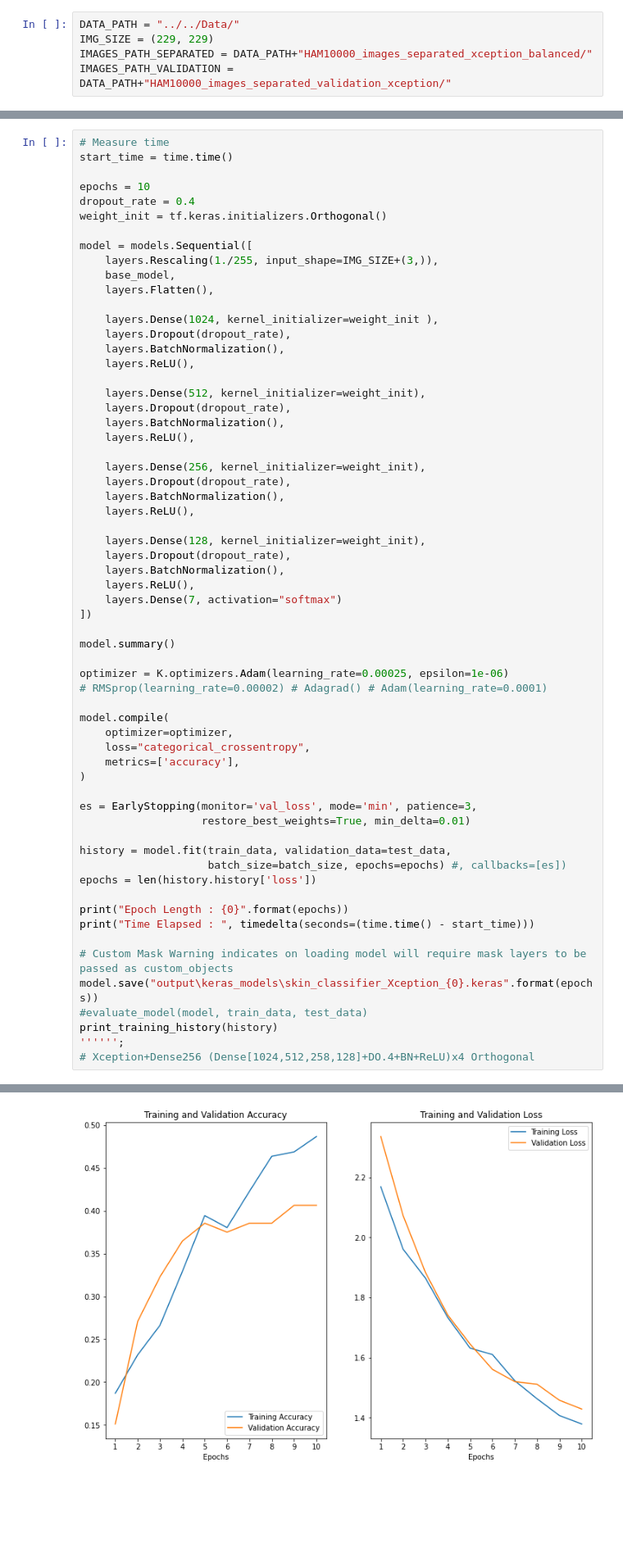
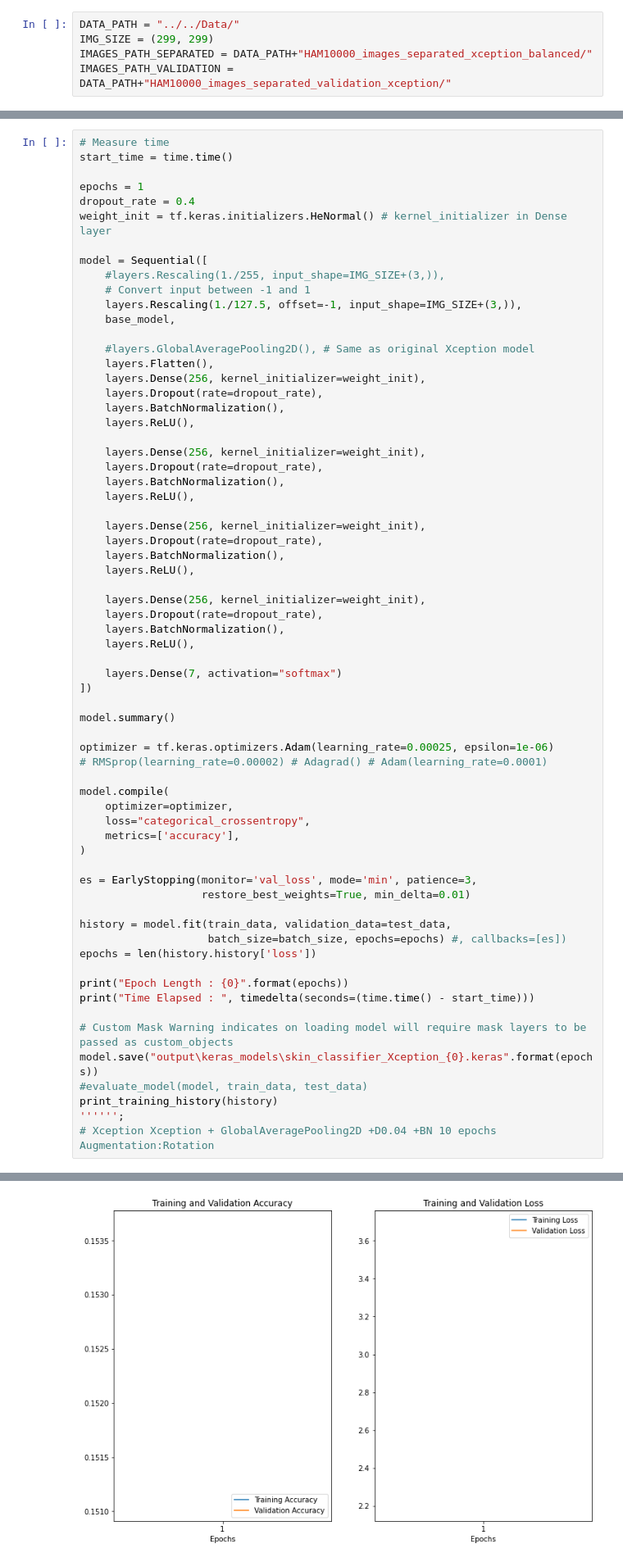
Before and after one commit to gitfolder/capstone, a Jupyter notebook: Code/CNN/Transfer_Learning_Xception.ipynb, the cells around one changed output, grey strips where cells are left out. Shown at 82% size. Drawn from its saved outputs; the diff is of its cells as text; blank space fills up the shorter version.

```diff
--- a/Code/CNN/Transfer_Learning_Xception.ipynb
+++ b/Code/CNN/Transfer_Learning_Xception.ipynb
@@ -23,6 +23,6 @@ from tensorflow.keras.optimizers import Adagrad
 # %%
 DATA_PATH = "../../Data/"
-IMG_SIZE = (229, 229)
+IMG_SIZE = (299, 299)
 IMAGES_PATH_SEPARATED = DATA_PATH+"HAM10000_images_separated_xception_balanced/"
 IMAGES_PATH_VALIDATION = DATA_PATH+"HAM10000_images_separated_validation_xception/"
 # %%
@@ -137,40 +112,44 @@ Layer Weight Init
 # Measure time
 start_time = time.time()
 
-epochs = 10
+epochs = 1
 dropout_rate = 0.4
-weight_init = tf.keras.initializers.Orthogonal()
+weight_init = tf.keras.initializers.HeNormal() # kernel_initializer in Dense layer
 
-model = models.Sequential([
-    layers.Rescaling(1./255, input_shape=IMG_SIZE+(3,)),
+model = Sequential([
+    #layers.Rescaling(1./255, input_shape=IMG_SIZE+(3,)),
+    # Convert input between -1 and 1
+    layers.Rescaling(1./127.5, offset=-1, input_shape=IMG_SIZE+(3,)),
     base_model,
+
+    #layers.GlobalAveragePooling2D(), # Same as original Xception model
     layers.Flatten(),
-
-    layers.Dense(1024, kernel_initializer=weight_init ),
-    layers.Dropout(dropout_rate),
-    layers.BatchNormalization(),
-    layers.ReLU(),
-
-    layers.Dense(512, kernel_initializer=weight_init),
-    layers.Dropout(dropout_rate),
+    layers.Dense(256, kernel_initializer=weight_init),
+    layers.Dropout(rate=dropout_rate),
     layers.BatchNormalization(),
     layers.ReLU(),
 
     layers.Dense(256, kernel_initializer=weight_init),
-    layers.Dropout(dropout_rate),
+    layers.Dropout(rate=dropout_rate),
     layers.BatchNormalization(),
     layers.ReLU(),
 
-    layers.Dense(128, kernel_initializer=weight_init),
-    layers.Dropout(dropout_rate),
+    layers.Dense(256, kernel_initializer=weight_init),
+    layers.Dropout(rate=dropout_rate),
     layers.BatchNormalization(),
     layers.ReLU(),
+
+    layers.Dense(256, kernel_initializer=weight_init),
+    layers.Dropout(rate=dropout_rate),
+    layers.BatchNormalization(),
+    layers.ReLU(),
+
     layers.Dense(7, activation="softmax")
 ])
 
 model.summary()
 
-optimizer = K.optimizers.Adam(learning_rate=0.00025, epsilon=1e-06)
+optimizer = tf.keras.optimizers.Adam(learning_rate=0.00025, epsilon=1e-06)
 # RMSprop(learning_rate=0.00002) # Adagrad() # Adam(learning_rate=0.0001)
 
 model.compile(
@@ -194,5 +173,5 @@ model.save("output\keras_models\skin_classifier_Xception_{0}.keras".format(epoch
 #evaluate_model(model, train_data, test_data)
 print_training_history(history)
 '''''';
-# Xception+Dense256 (Dense[1024,512,258,128]+DO.4+BN+ReLU)x4 Orthogonal
+# Xception Xception + GlobalAveragePooling2D +D0.04 +BN 10 epochs Augmentation:Rotation
 # %% [output]
@@ -216 +195 @@ Time Elapsed :  0:08:14.972848
-[figure, old version]
+[figure, new version]
```
Also changed, not shown: parts of 19 cells of this notebook, 4 other files.
